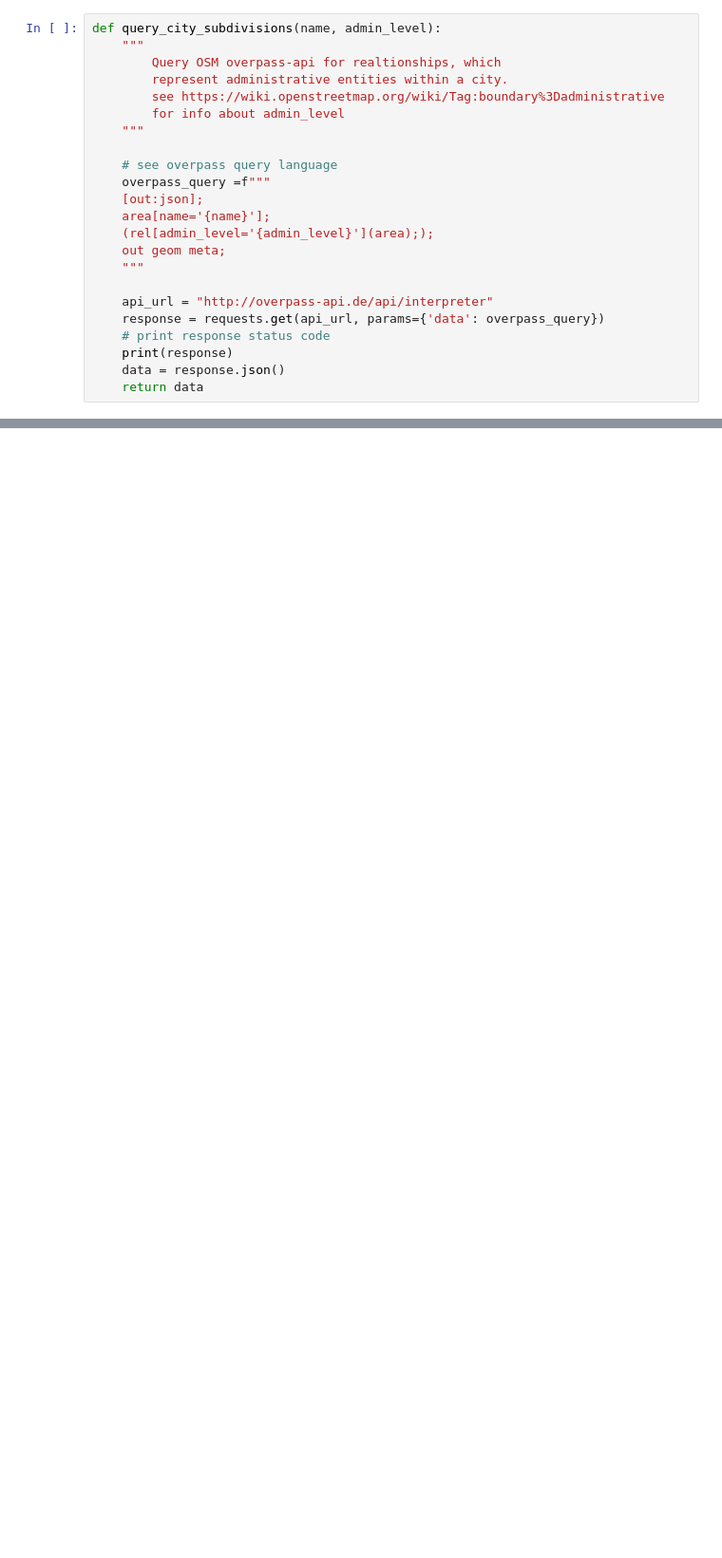
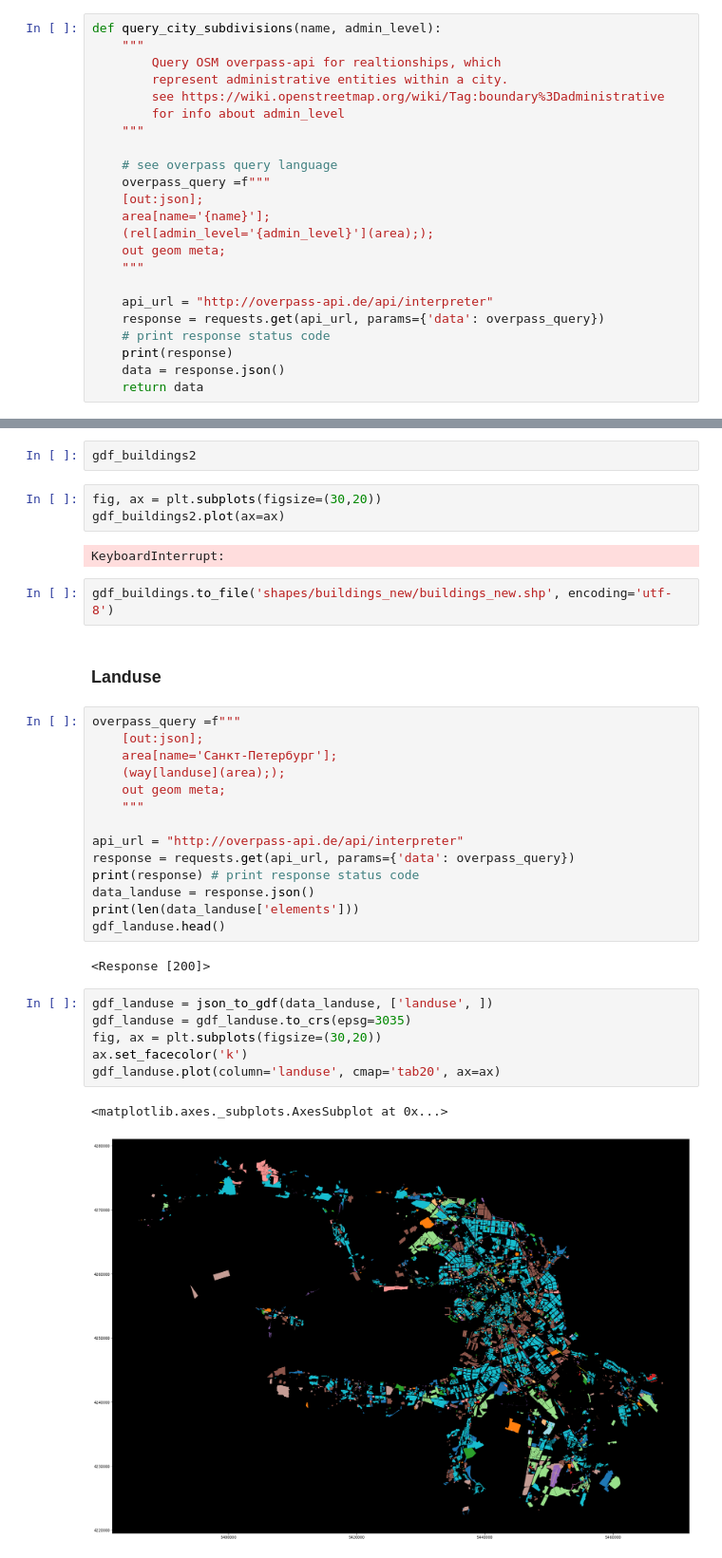
Before and after one commit to WGussev/StPHousing, a Jupyter notebook: shapes.ipynb, the cells around one changed output, grey strips where cells are left out. Shown at 95% size. Drawn from its saved outputs; the diff is of its cells as text; blank space fills up the shorter version.

```diff
--- a/shapes.ipynb
+++ b/shapes.ipynb
@@ -167,0 +163,36 @@ def plot_subdivision_map(gdf, annotate=True):
+# %%
+gdf_buildings2
+# %%
+fig, ax = plt.subplots(figsize=(30,20))
+gdf_buildings2.plot(ax=ax)
+# %% [output]
+KeyboardInterrupt:
+# %%
+gdf_buildings.to_file('shapes/buildings_new/buildings_new.shp', encoding='utf-8')
+# %% [markdown]
+### Landuse
+# %%
+overpass_query =f"""
+    [out:json];
+    area[name='Санкт-Петербург'];
+    (way[landuse](area););
+    out geom meta;
+    """
+
+api_url = "http://overpass-api.de/api/interpreter"
+response = requests.get(api_url, params={'data': overpass_query})
+print(response) # print response status code
+data_landuse = response.json()
+print(len(data_landuse['elements']))
+gdf_landuse.head()
+# %% [output]
+<Response [200]>
+# %%
+gdf_landuse = json_to_gdf(data_landuse, ['landuse', ])
+gdf_landuse = gdf_landuse.to_crs(epsg=3035)
+fig, ax = plt.subplots(figsize=(30,20))
+ax.set_facecolor('k')
+gdf_landuse.plot(column='landuse', cmap='tab20', ax=ax)
+# %% [output]
+<matplotlib.axes._subplots.AxesSubplot at 0x...>
+[figure, added]
```
Also changed, not shown: parts of 26 cells of this notebook, 29 other files.
